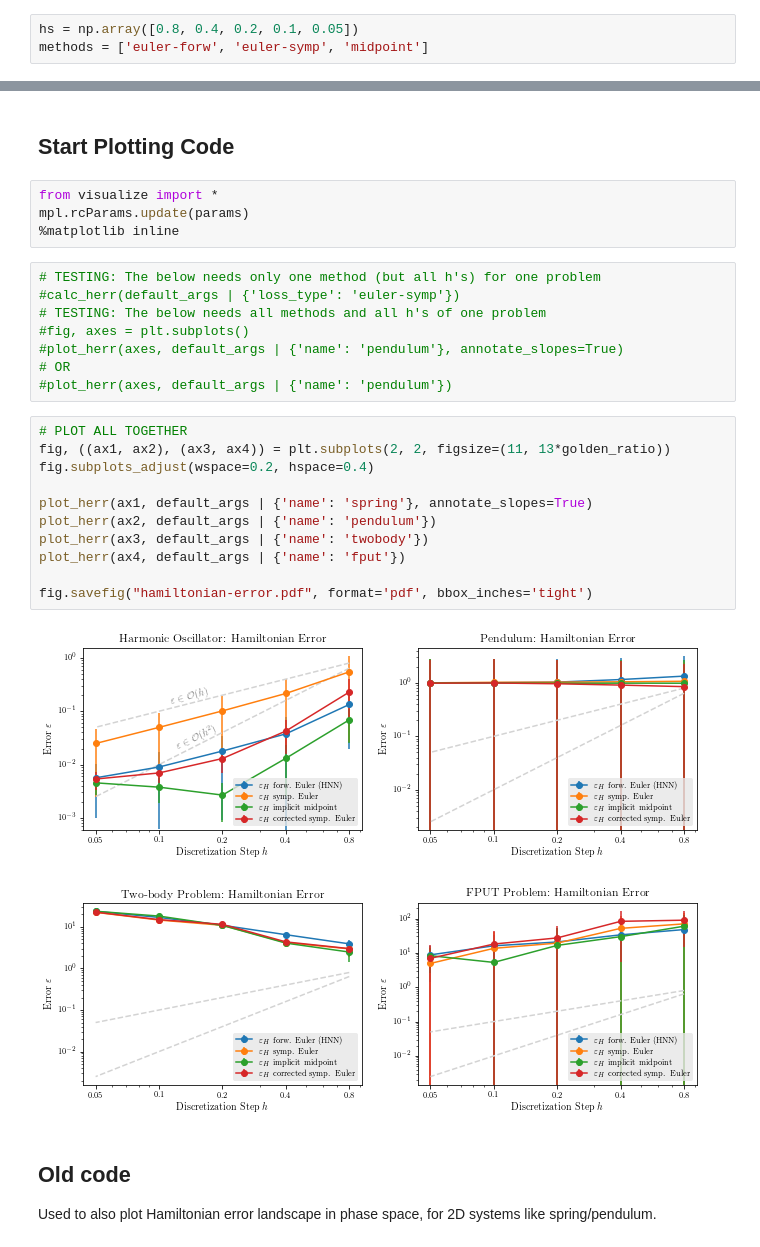
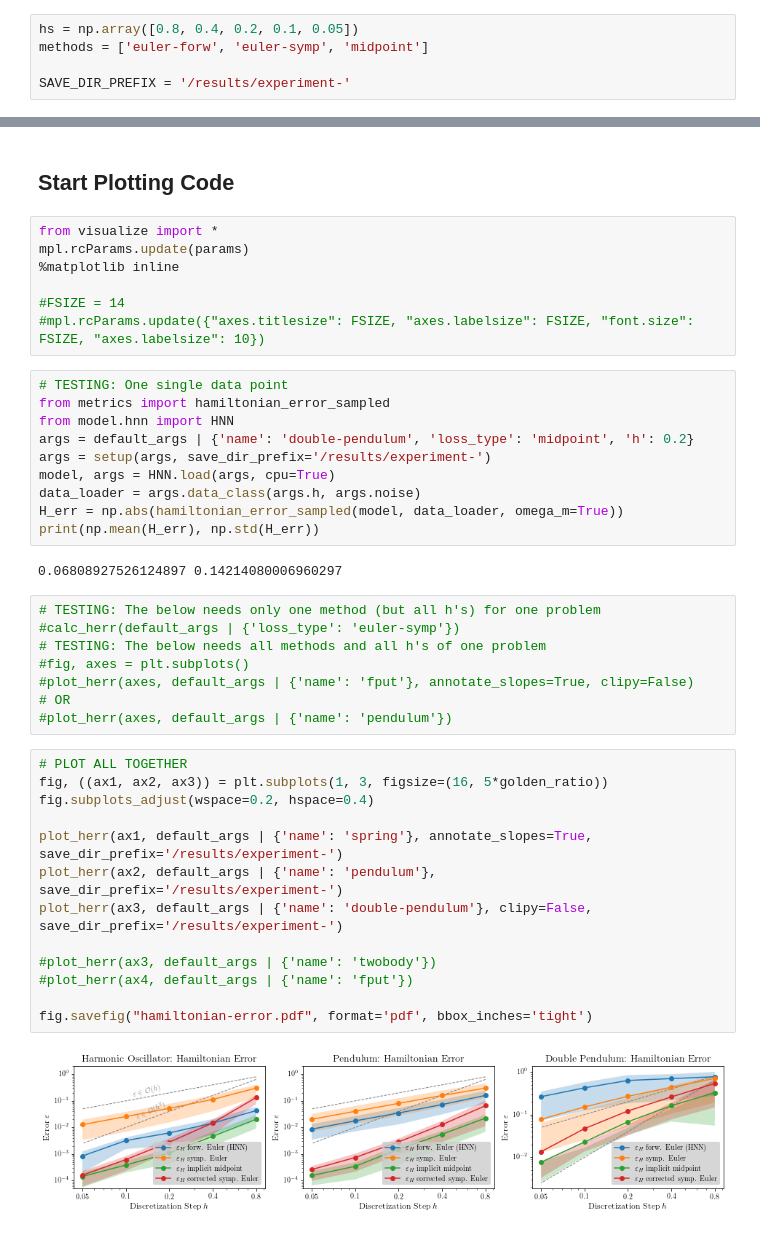
Before and after one commit to SpaceAbleOrg/symplectic-hnn, a Jupyter notebook: plotting/plot-hamiltonian-error.ipynb, the cells around one changed output, grey strips where cells are left out. Cells and saved outputs as stored; diff of their text form.

Commit message:
Adapted plotting notebooks for final publication.

```diff
--- a/plotting/plot-hamiltonian-error.ipynb
+++ b/plotting/plot-hamiltonian-error.ipynb
@@ -18,6 +17,8 @@ from metrics import calc_herr
 # %%
 hs = np.array([0.8, 0.4, 0.2, 0.1, 0.05])
 methods = ['euler-forw', 'euler-symp', 'midpoint']
+
+SAVE_DIR_PREFIX = '/results/experiment-'
 # %%
 # Train all missing models (not recommended on CPU)
 # from joblib import Parallel, delayed
@@ -68,28 +86,41 @@ def plot_herr(axes, args, legend_loc='lower right', annotate_slopes=False):
 from visualize import *
 mpl.rcParams.update(params)
 %matplotlib inline
+
+#FSIZE = 14
+#mpl.rcParams.update({"axes.titlesize": FSIZE, "axes.labelsize": FSIZE, "font.size": FSIZE, "axes.labelsize": 10})
+# %%
+# TESTING: One single data point
+from metrics import hamiltonian_error_sampled
+from model.hnn import HNN
+args = default_args | {'name': 'double-pendulum', 'loss_type': 'midpoint', 'h': 0.2}
+args = setup(args, save_dir_prefix='/results/experiment-')
+model, args = HNN.load(args, cpu=True)
+data_loader = args.data_class(args.h, args.noise)
+H_err = np.abs(hamiltonian_error_sampled(model, data_loader, omega_m=True))
+print(np.mean(H_err), np.std(H_err))
+# %% [output]
+0.06808927526124897 0.14214080006960297
 # %%
 # TESTING: The below needs only one method (but all h's) for one problem
 #calc_herr(default_args | {'loss_type': 'euler-symp'})
 # TESTING: The below needs all methods and all h's of one problem
 #fig, axes = plt.subplots()
-#plot_herr(axes, default_args | {'name': 'pendulum'}, annotate_slopes=True)
+#plot_herr(axes, default_args | {'name': 'fput'}, annotate_slopes=True, clipy=False)
 # OR
 #plot_herr(axes, default_args | {'name': 'pendulum'})
 # %%
 # PLOT ALL TOGETHER
-fig, ((ax1, ax2), (ax3, ax4)) = plt.subplots(2, 2, figsize=(11, 13*golden_ratio))
+fig, ((ax1, ax2, ax3)) = plt.subplots(1, 3, figsize=(16, 5*golden_ratio))
 fig.subplots_adjust(wspace=0.2, hspace=0.4)
 
-plot_herr(ax1, default_args | {'name': 'spring'}, annotate_slopes=True)
-plot_herr(ax2, default_args | {'name': 'pendulum'})
-plot_herr(ax3, default_args | {'name': 'twobody'})
-plot_herr(ax4, default_args | {'name': 'fput'})
+plot_herr(ax1, default_args | {'name': 'spring'}, annotate_slopes=True, save_dir_prefix='/results/experiment-')
+plot_herr(ax2, default_args | {'name': 'pendulum'}, save_dir_prefix='/results/experiment-')
+plot_herr(ax3, default_args | {'name': 'double-pendulum'}, clipy=False, save_dir_prefix='/results/experiment-')
+
+#plot_herr(ax3, default_args | {'name': 'twobody'})
+#plot_herr(ax4, default_args | {'name': 'fput'})
 
 fig.savefig("hamiltonian-error.pdf", format='pdf', bbox_inches='tight')
 # %% [output]
-[figure, old version]
+[figure, new version]
-# %% [markdown]
-## Old code
-
-Used to also plot Hamiltonian error landscape in phase space, for 2D systems like spring/pendulum.
```
Also changed, not shown: parts of 4 cells of this notebook, 2 other files.
